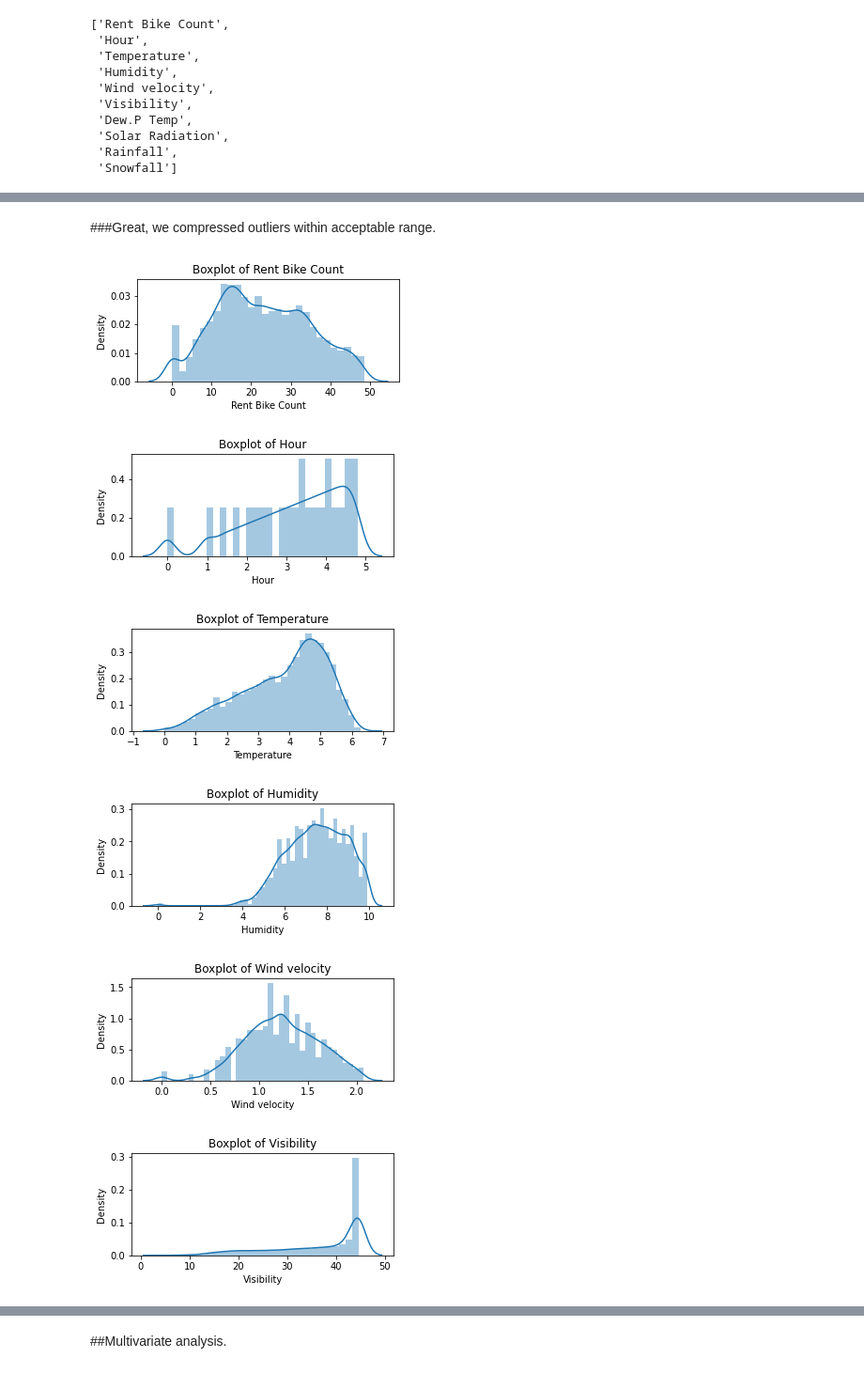
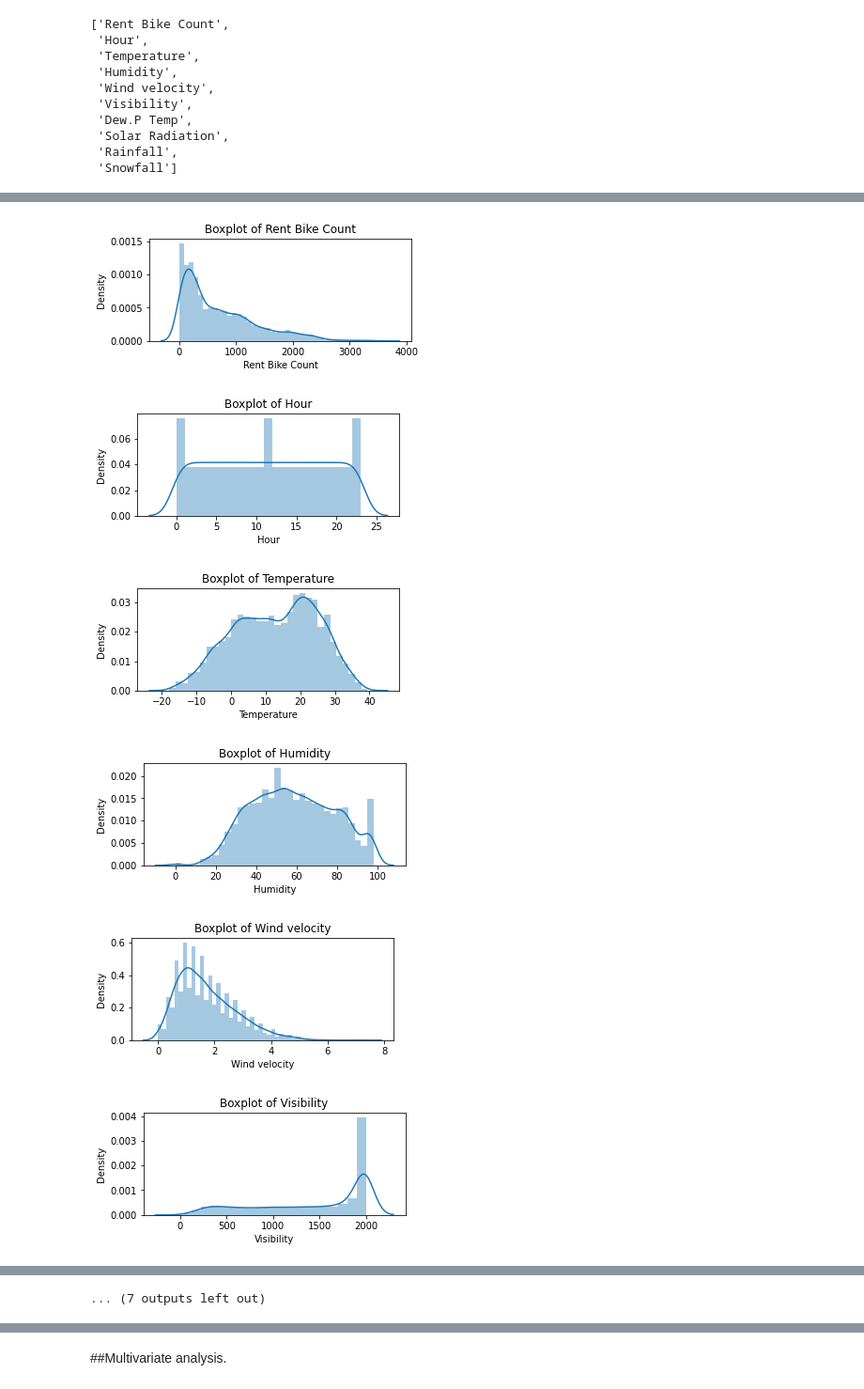
Before and after one commit to tanay47/Bike-Sharing-Demand-Prediction, a Jupyter notebook: Bike_Sharing_Demand_Prediction_.ipynb, the cells around one changed output, grey strips where cells are left out. Shown at 94% size. Cells and saved outputs as stored; diff of their text form; code cells hidden in the pictures.

```diff
--- a/Bike_Sharing_Demand_Prediction_.ipynb
+++ b/Bike_Sharing_Demand_Prediction_.ipynb
@@ -218,11 +218,11 @@ seo_bike_df.describe().columns.tolist()
  'Snowfall']
 # %%
 # Flooring and capping of outliers.
-for var in list(set(seo_bike_df.describe().columns.tolist()) - {"Rainfall", "Snowfall"}):
-  q1 = np.quantile(seo_bike_df[var], 0.25)
-  q3 = np.quantile(seo_bike_df[var], 0.75)
-  iqr = q3 - q1
-  lower_limit = q1 - (1.5*iqr)
-  upper_limit = q3 + (1.5*iqr)
-  seo_bike_df[var] = np.where( seo_bike_df[var] > upper_limit, seo_bike_df[var].median(), seo_bike_df[var] )
-  seo_bike_df[var] = np.where( seo_bike_df[var] < lower_limit, seo_bike_df[var].median(), seo_bike_df[var] )
+# for var in list(set(seo_bike_df.describe().columns.tolist()) - {"Rainfall", "Snowfall"}):
+#   q1 = np.quantile(seo_bike_df[var], 0.25)
+#   q3 = np.quantile(seo_bike_df[var], 0.75)
+#   iqr = q3 - q1
+#   lower_limit = q1 - (1.5*iqr)
+#   upper_limit = q3 + (1.5*iqr)
+#   seo_bike_df[var] = np.where( seo_bike_df[var] > upper_limit, seo_bike_df[var].median(), seo_bike_df[var] )
+#   seo_bike_df[var] = np.where( seo_bike_df[var] < lower_limit, seo_bike_df[var].median(), seo_bike_df[var] )
@@ -234,15 +229,13 @@ sns.boxplot(seo_bike_df[dependent_var])
-# %% [markdown]
-###Great, we compressed outliers within acceptable range.
 # %%
-# Check for which transformation to use later.
+# Analysing distributions of variables.
 for var in seo_bike_df.describe().columns.tolist():
   plt.figure(figsize=(5,2))
-  sns.distplot(np.sqrt(seo_bike_df[var]))
+  sns.distplot(seo_bike_df[var])
   plt.title(f"Boxplot of {var}")
 # %% [output]
-[figure, old version]
+[figure, new version]
-[figure, old version]
+[figure, new version]
-[figure, old version]
+[figure, new version]
-[figure, old version]
+[figure, new version]
-[figure, old version]
+[figure, new version]
-[figure, old version]
+[figure, new version]
@@ -252,0 +248 @@ for var in seo_bike_df.describe().columns.tolist():
+... (7 outputs left out)
```
Also changed, not shown: parts of 30 cells of this notebook.
